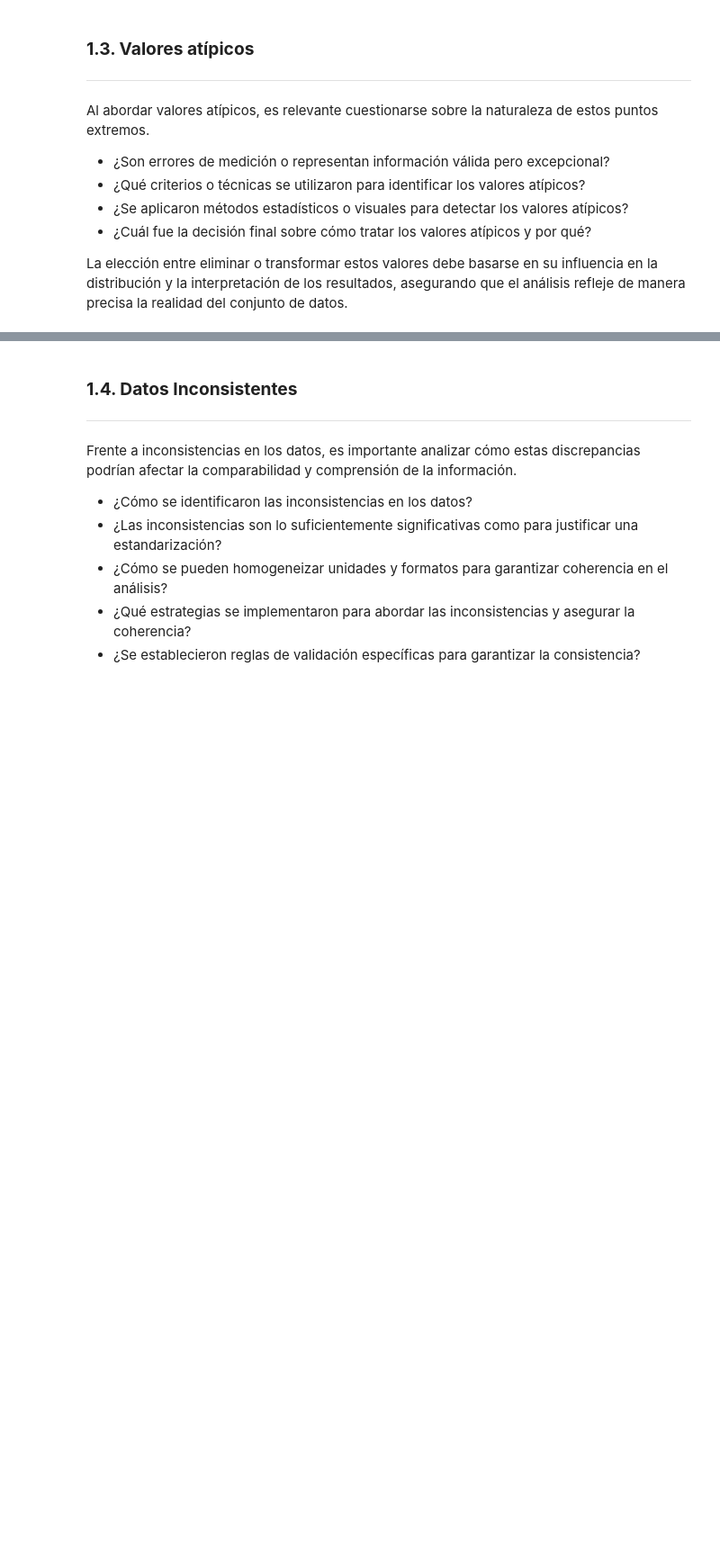
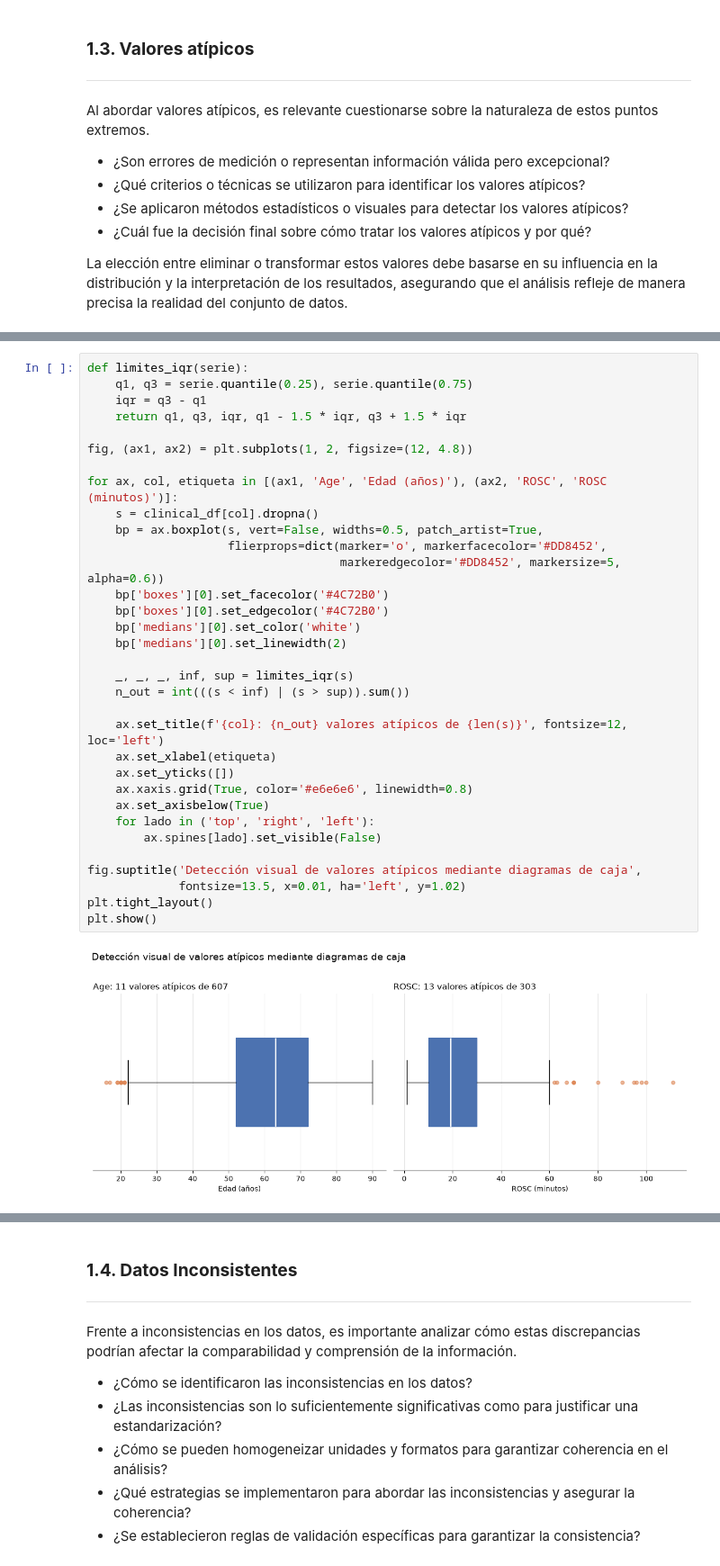
Before and after one commit to AlejandraJaramillo19/mlda-project_, a Jupyter notebook: notebooks/03_data_preparation/03_data_preparation.ipynb, the cells around one changed output, grey strips where cells are left out. Shown at 90% size. Cells and saved outputs as stored; diff of their text form; blank space fills up the shorter version.

```diff
--- a/notebooks/03_data_preparation/03_data_preparation.ipynb
+++ b/notebooks/03_data_preparation/03_data_preparation.ipynb
@@ -1665,0 +1752,35 @@ La elección entre eliminar o transformar estos valores debe basarse en su influ
+# %%
+def limites_iqr(serie):
+    q1, q3 = serie.quantile(0.25), serie.quantile(0.75)
+    iqr = q3 - q1
+    return q1, q3, iqr, q1 - 1.5 * iqr, q3 + 1.5 * iqr
+
+fig, (ax1, ax2) = plt.subplots(1, 2, figsize=(12, 4.8))
+
+for ax, col, etiqueta in [(ax1, 'Age', 'Edad (años)'), (ax2, 'ROSC', 'ROSC (minutos)')]:
+    s = clinical_df[col].dropna()
+    bp = ax.boxplot(s, vert=False, widths=0.5, patch_artist=True,
+                    flierprops=dict(marker='o', markerfacecolor='#DD8452',
+                                    markeredgecolor='#DD8452', markersize=5, alpha=0.6))
+    bp['boxes'][0].set_facecolor('#4C72B0')
+    bp['boxes'][0].set_edgecolor('#4C72B0')
+    bp['medians'][0].set_color('white')
+    bp['medians'][0].set_linewidth(2)
+
+    _, _, _, inf, sup = limites_iqr(s)
+    n_out = int(((s < inf) | (s > sup)).sum())
+
+    ax.set_title(f'{col}: {n_out} valores atípicos de {len(s)}', fontsize=12, loc='left')
+    ax.set_xlabel(etiqueta)
+    ax.set_yticks([])
+    ax.xaxis.grid(True, color='#e6e6e6', linewidth=0.8)
+    ax.set_axisbelow(True)
+    for lado in ('top', 'right', 'left'):
+        ax.spines[lado].set_visible(False)
+
+fig.suptitle('Detección visual de valores atípicos mediante diagramas de caja',
+             fontsize=13.5, x=0.01, ha='left', y=1.02)
+plt.tight_layout()
+plt.show()
+# %% [output]
+[figure, added]
```
Also changed, not shown: parts of 9 cells of this notebook.
